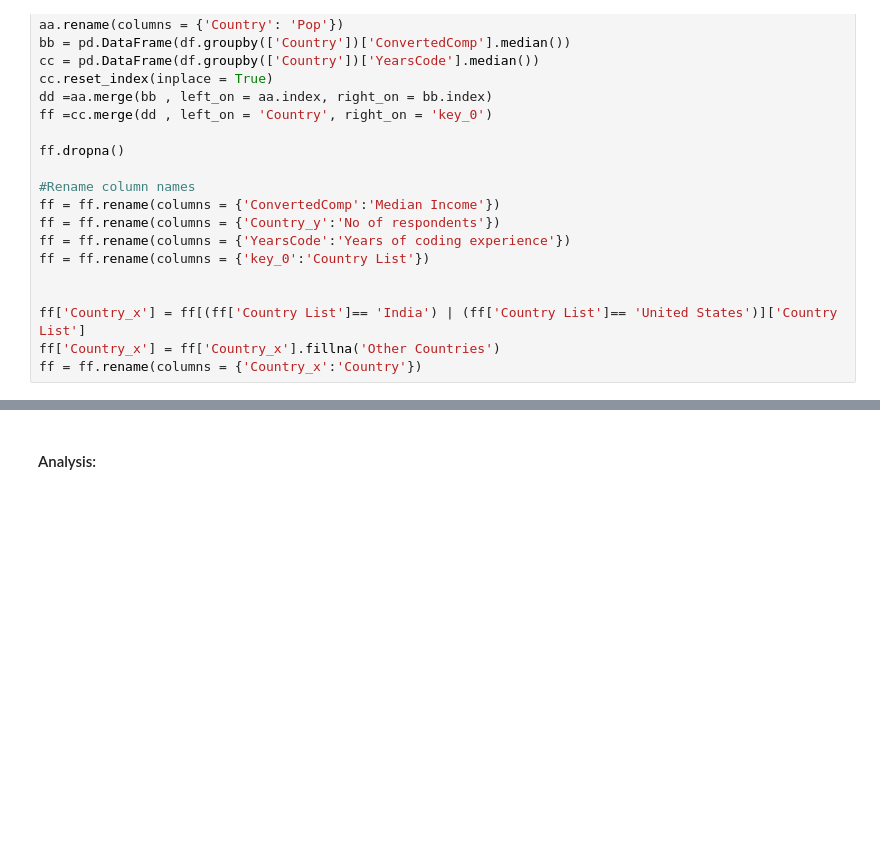
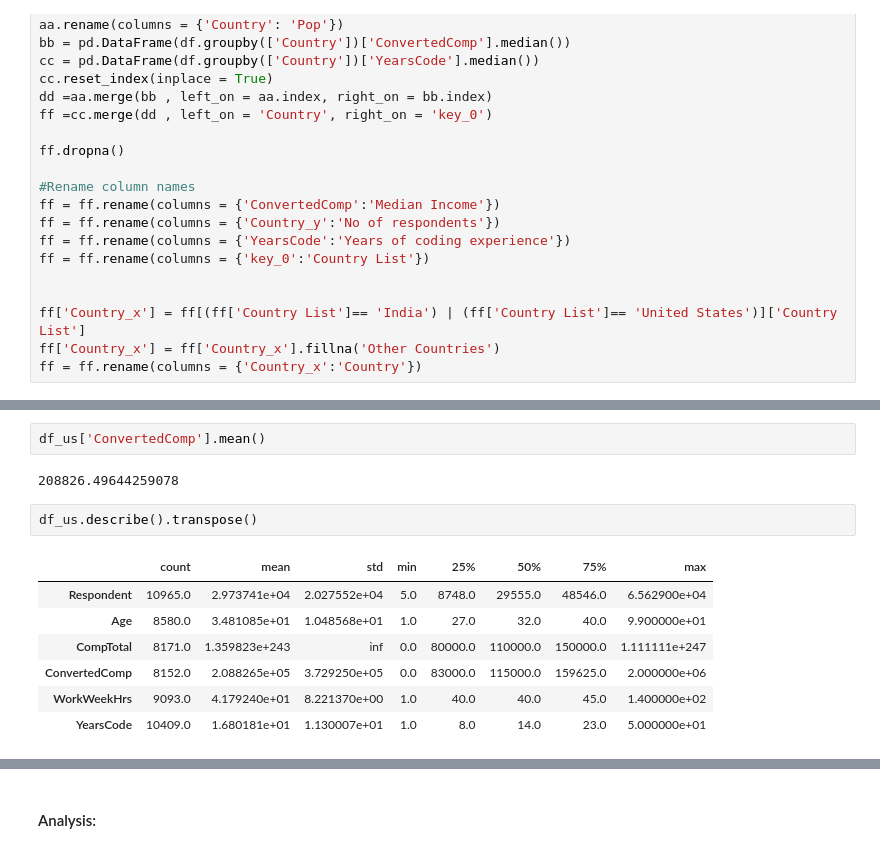
Before and after one commit to Arjunar92/StackOverflow_dev_survey, a Jupyter notebook: StackOverflow_2020_USvsIndia_Final.ipynb, the cells around one changed output, grey strips where cells are left out. Drawn from its saved outputs; the diff is of its cells as text; blank space fills up the shorter version.

```diff
--- a/StackOverflow_2020_USvsIndia_Final.ipynb
+++ b/StackOverflow_2020_USvsIndia_Final.ipynb
@@ -280,3 +284,17 @@ fig = px.scatter(ff, x="Median Income", y="Years of coding experience",
 fig.show()
 # %% [output]
 [interactive output not drawn]
+# %%
+df_us['ConvertedComp'].mean()
+# %% [output]
+208826.49644259078
+# %%
+df_us.describe().transpose()
+# %% [output]
+|  | count | mean | std | min | 25% | 50% | 75% | max |
+| Respondent | 10965.0 | 2.973741e+04 | 2.027552e+04 | 5.0 | 8748.0 | 29555.0 | 48546.0 | 6.562900e+04 |
+| Age | 8580.0 | 3.481085e+01 | 1.048568e+01 | 1.0 | 27.0 | 32.0 | 40.0 | 9.900000e+01 |
+| CompTotal | 8171.0 | 1.359823e+243 | inf | 0.0 | 80000.0 | 110000.0 | 150000.0 | 1.111111e+247 |
+| ConvertedComp | 8152.0 | 2.088265e+05 | 3.729250e+05 | 0.0 | 83000.0 | 115000.0 | 159625.0 | 2.000000e+06 |
+| WorkWeekHrs | 9093.0 | 4.179240e+01 | 8.221370e+00 | 1.0 | 40.0 | 40.0 | 45.0 | 1.400000e+02 |
+| YearsCode | 10409.0 | 1.680181e+01 | 1.130007e+01 | 1.0 | 8.0 | 14.0 | 23.0 | 5.000000e+01 |
```
Also changed, not shown: parts of 13 cells of this notebook.
